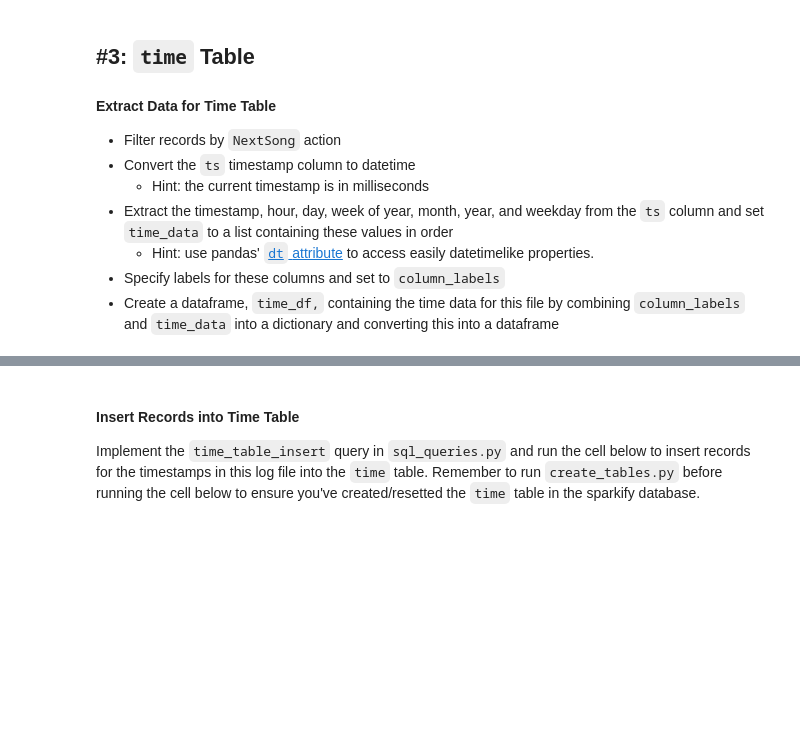
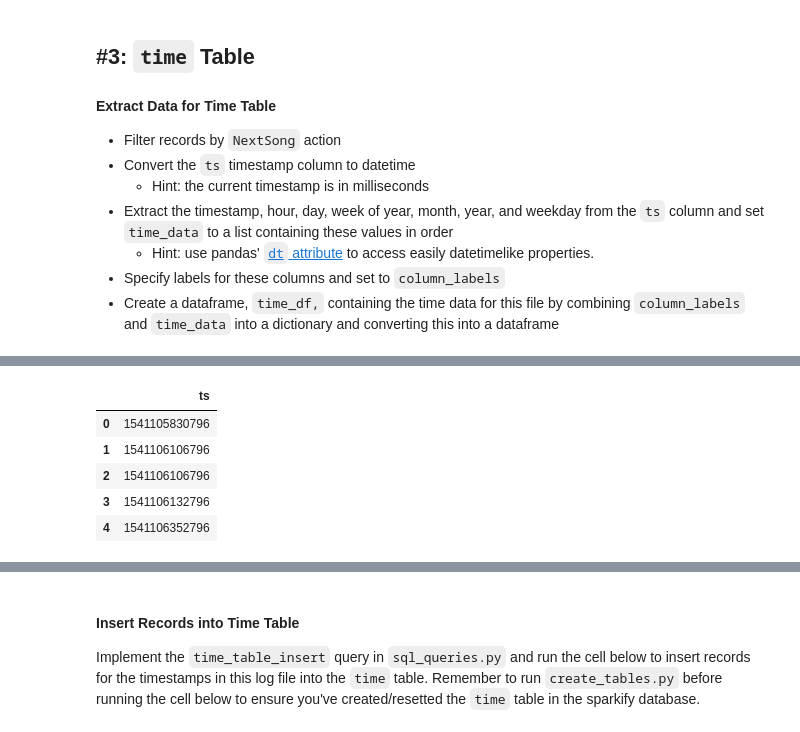
Before and after one commit to BhanuBhati/Sparkify-DEP1, a Jupyter notebook: etl.ipynb, the cells around one changed output, grey strips where cells are left out. Saved outputs shown, nothing was run; the diff lists cells and outputs as text; code cells hidden in the pictures; blank space fills up the shorter version.

```diff
--- a/etl.ipynb
+++ b/etl.ipynb
@@ -156,3 +149,10 @@ df.head()
 # %%
-t =
+t = df[['ts']]
 t.head()
+# %% [output]
+|  | ts |
+| 0 | 1541105830796 |
+| 1 | 1541106106796 |
+| 2 | 1541106106796 |
+| 3 | 1541106132796 |
+| 4 | 1541106352796 |
```
Also changed, not shown: parts of 11 cells of this notebook, 1 other file.
